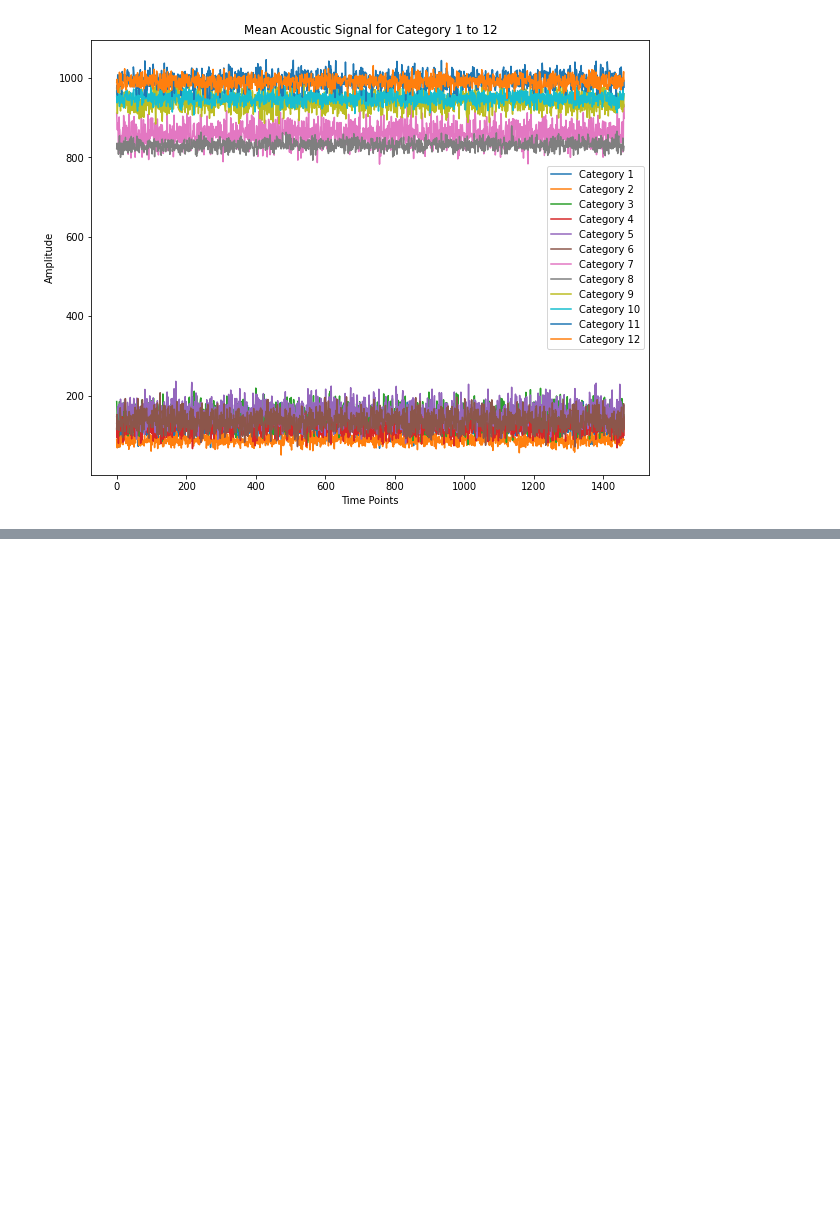
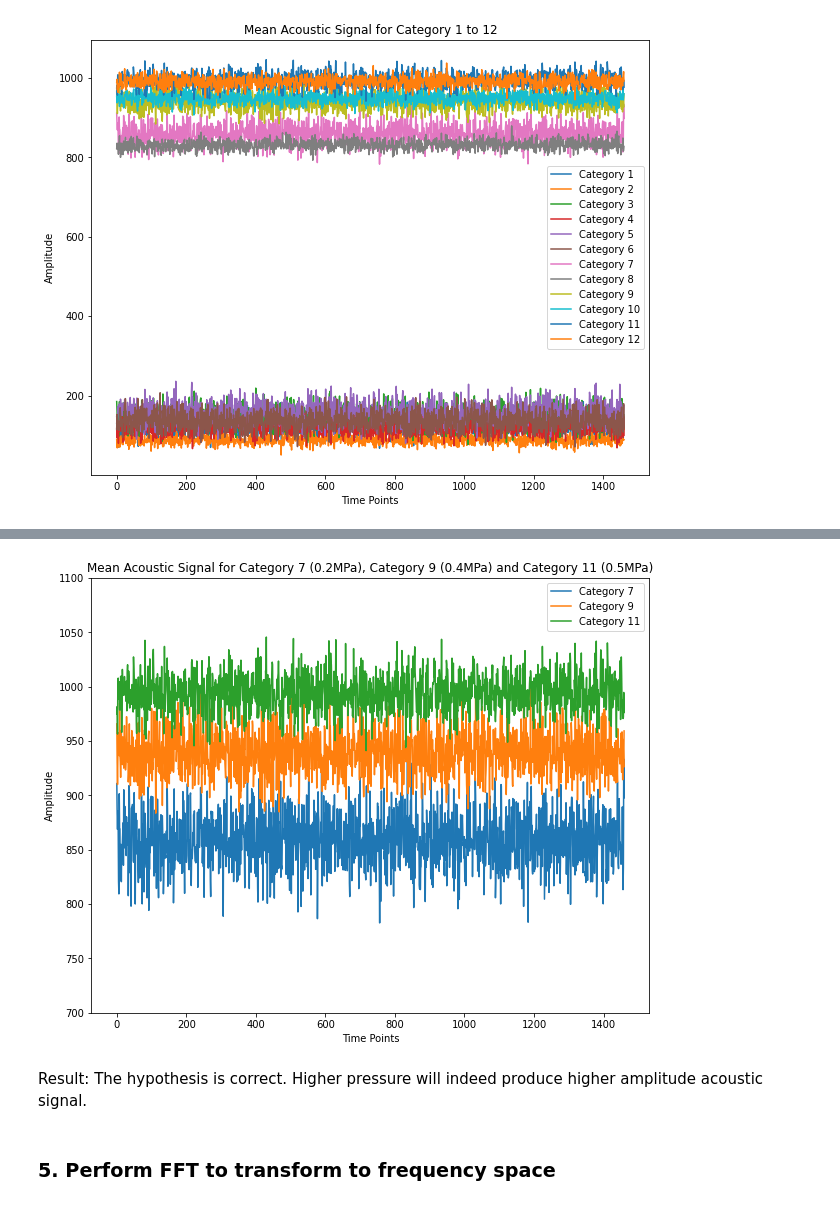
Before and after one commit to ryan-cws/Acoustic-Signal-Leak-Detection, a Jupyter notebook: GPLA-12 Acoustic Signal Leak Detection.ipynb, the cells around one changed output, grey strips where cells are left out. Saved outputs shown, nothing was run; the diff lists cells and outputs as text; code cells hidden in the pictures; blank space fills up the shorter version.

```diff
--- a/GPLA-12 Acoustic Signal Leak Detection.ipynb
+++ b/GPLA-12 Acoustic Signal Leak Detection.ipynb
@@ -221,0 +285,20 @@ plt.show()
+# %%
+plt.figure(figsize = (10,8))
+
+# cat_1 = 0.2 MPa under noiseless environment
+# cat_2 = 0.2 MPa under noisy environment
+for cat in range(7,12,2):
+    plt.plot(df_transposed.index,df_transposed[cat],label=f"Category {cat}")
+plt.xlabel('Time Points')
+plt.ylabel('Amplitude')
+plt.legend()
+plt.title(f'Mean Acoustic Signal for Category 7 (0.2MPa), Category 9 (0.4MPa) and Category 11 (0.5MPa)')
+plt.ylim(700,1100)
+
+plt.show()
+# %% [output]
+[figure, added]
+# %% [markdown]
+Result: The hypothesis is correct. Higher pressure will indeed produce higher amplitude acoustic signal.
+# %% [markdown]
+### 5. Perform FFT to transform to frequency space
```
Also changed, not shown: parts of 13 cells of this notebook.
